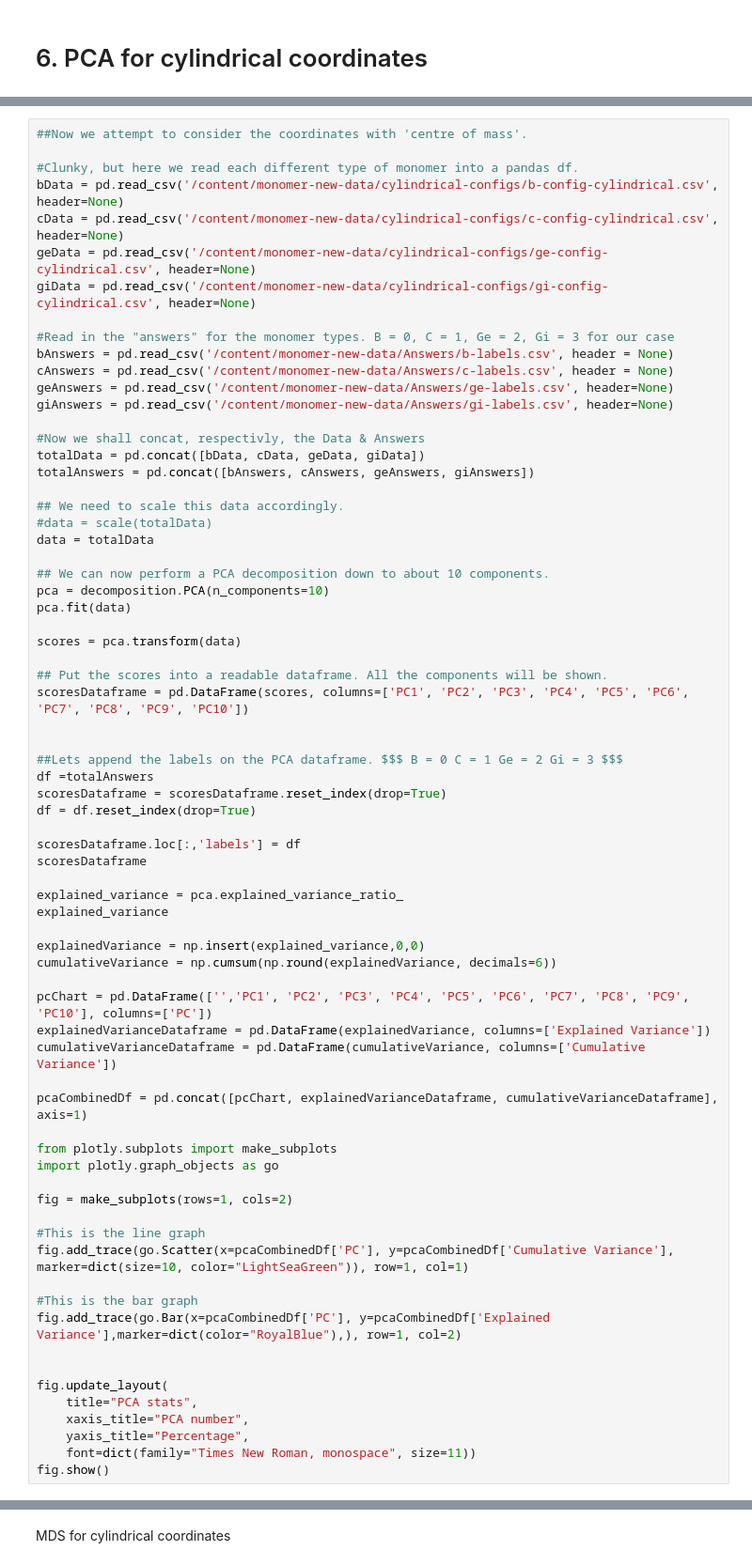
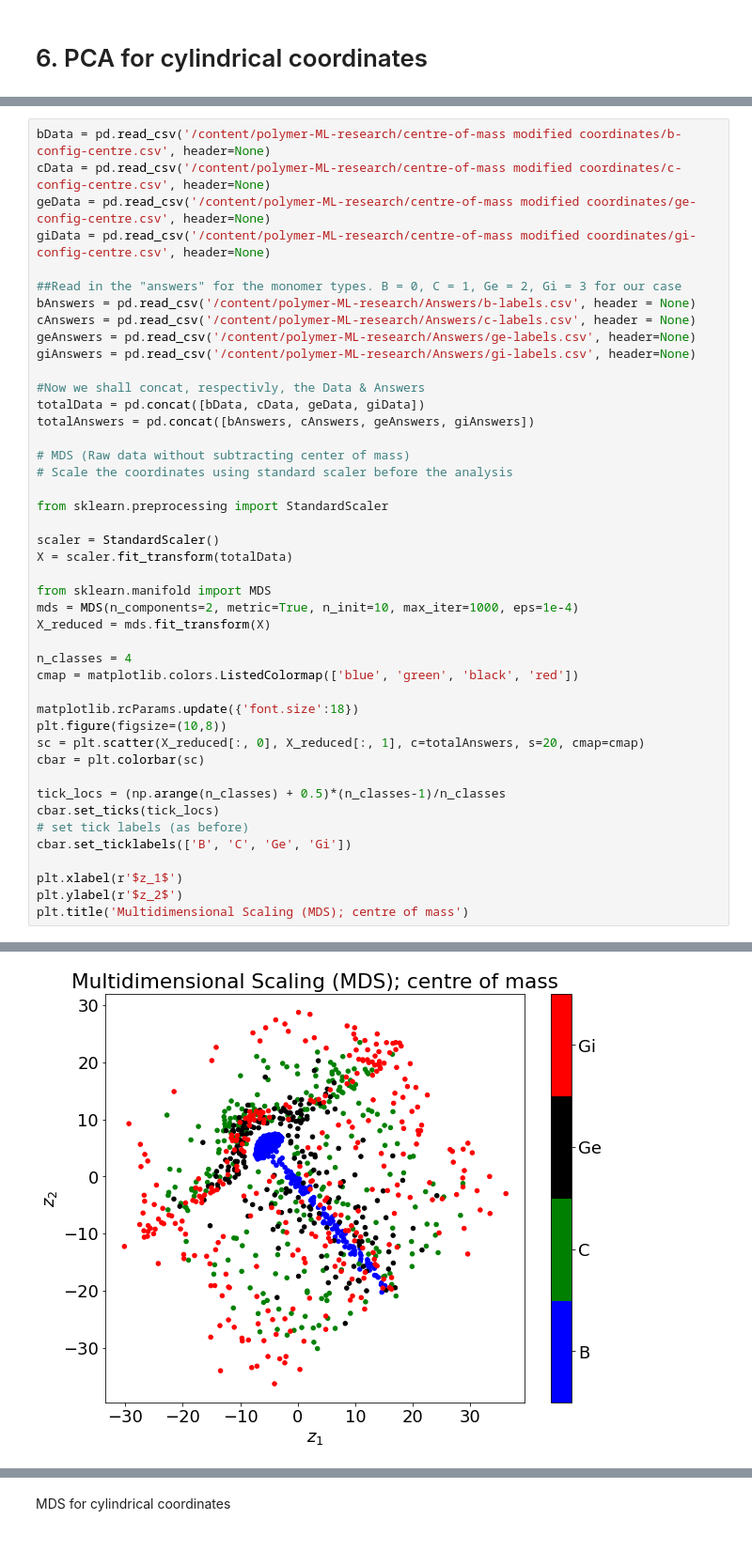
Before and after one commit to quinn-parker/polymer-ML-research, a Jupyter notebook: keras_monomer_fitting_new_data.ipynb, the cells around one changed output, grey strips where cells are left out. Shown at 94% size. Cells and saved outputs as stored; diff of their text form.

```diff
--- a/keras_monomer_fitting_new_data.ipynb
+++ b/keras_monomer_fitting_new_data.ipynb
@@ -1361,71 +1508,45 @@ Below we show PCA of cylindrical coordinate files, with R Monomer type
 # %%
-##Now we attempt to consider the coordinates with 'centre of mass'.
+bData = pd.read_csv('/content/polymer-ML-research/centre-of-mass modified coordinates/b-config-centre.csv', header=None)
+cData = pd.read_csv('/content/polymer-ML-research/centre-of-mass modified coordinates/c-config-centre.csv', header=None)
+geData = pd.read_csv('/content/polymer-ML-research/centre-of-mass modified coordinates/ge-config-centre.csv', header=None)
+giData = pd.read_csv('/content/polymer-ML-research/centre-of-mass modified coordinates/gi-config-centre.csv', header=None)
 
-#Clunky, but here we read each different type of monomer into a pandas df.
-bData = pd.read_csv('/content/monomer-new-data/cylindrical-configs/b-config-cylindrical.csv', header=None)
-cData = pd.read_csv('/content/monomer-new-data/cylindrical-configs/c-config-cylindrical.csv', header=None)
-geData = pd.read_csv('/content/monomer-new-data/cylindrical-configs/ge-config-cylindrical.csv', header=None)
-giData = pd.read_csv('/content/monomer-new-data/cylindrical-configs/gi-config-cylindrical.csv', header=None)
-
-#Read in the "answers" for the monomer types. B = 0, C = 1, Ge = 2, Gi = 3 for our case
-bAnswers = pd.read_csv('/content/monomer-new-data/Answers/b-labels.csv', header = None)
-cAnswers = pd.read_csv('/content/monomer-new-data/Answers/c-labels.csv', header = None)
-geAnswers = pd.read_csv('/content/monomer-new-data/Answers/ge-labels.csv', header=None)
-giAnswers = pd.read_csv('/content/monomer-new-data/Answers/gi-labels.csv', header=None)
+##Read in the "answers" for the monomer types. B = 0, C = 1, Ge = 2, Gi = 3 for our case
+bAnswers = pd.read_csv('/content/polymer-ML-research/Answers/b-labels.csv', header = None)
+cAnswers = pd.read_csv('/content/polymer-ML-research/Answers/c-labels.csv', header = None)
+geAnswers = pd.read_csv('/content/polymer-ML-research/Answers/ge-labels.csv', header=None)
+giAnswers = pd.read_csv('/content/polymer-ML-research/Answers/gi-labels.csv', header=None)
 
 #Now we shall concat, respectivly, the Data & Answers
 totalData = pd.concat([bData, cData, geData, giData])
 totalAnswers = pd.concat([bAnswers, cAnswers, geAnswers, giAnswers])
 
-## We need to scale this data accordingly.
-#data = scale(totalData)
-data = totalData
+# MDS (Raw data without subtracting center of mass)
+# Scale the coordinates using standard scaler before the analysis
 
-## We can now perform a PCA decomposition down to about 10 components.
-pca = decomposition.PCA(n_components=10)
-pca.fit(data)
+from sklearn.preprocessing import StandardScaler
 
-scores = pca.transform(data)
+scaler = StandardScaler()
+X = scaler.fit_transform(totalData)
 
-## Put the scores into a readable dataframe. All the components will be shown.
-scoresDataframe = pd.DataFrame(scores, columns=['PC1', 'PC2', 'PC3', 'PC4', 'PC5', 'PC6', 'PC7', 'PC8', 'PC9', 'PC10'])
+from sklearn.manifold import MDS
+mds = MDS(n_components=2, metric=True, n_init=10, max_iter=1000, eps=1e-4)
+X_reduced = mds.fit_transform(X)
 
+n_classes = 4
+cmap = matplotlib.colors.ListedColormap(['blue', 'green', 'black', 'red'])
 
-##Lets append the labels on the PCA dataframe. $$$ B = 0 C = 1 Ge = 2 Gi = 3 $$$
-df =totalAnswers
-scoresDataframe = scoresDataframe.reset_index(drop=True)
-df = df.reset_index(drop=True)
+matplotlib.rcParams.update({'font.size':18})
+plt.figure(figsize=(10,8))
+sc = plt.scatter(X_reduced[:, 0], X_reduced[:, 1], c=totalAnswers, s=20, cmap=cmap)
+cbar = plt.colorbar(sc)
 
-scoresDataframe.loc[:,'labels'] = df
-scoresDataframe
+tick_locs = (np.arange(n_classes) + 0.5)*(n_classes-1)/n_classes
+cbar.set_ticks(tick_locs)
+# set tick labels (as before)
+cbar.set_ticklabels(['B', 'C', 'Ge', 'Gi'])
 
-explained_variance = pca.explained_variance_ratio_
-explained_variance
-
-explainedVariance = np.insert(explained_variance,0,0)
-cumulativeVariance = np.cumsum(np.round(explainedVariance, decimals=6))
-
-pcChart = pd.DataFrame(['','PC1', 'PC2', 'PC3', 'PC4', 'PC5', 'PC6', 'PC7', 'PC8', 'PC9', 'PC10'], columns=['PC'])
-explainedVarianceDataframe = pd.DataFrame(explainedVariance, columns=['Explained Variance'])
-cumulativeVarianceDataframe = pd.DataFrame(cumulativeVariance, columns=['Cumulative Variance'])
-
-pcaCombinedDf = pd.concat([pcChart, explainedVarianceDataframe, cumulativeVarianceDataframe], axis=1)
-
-from plotly.subplots import make_subplots
-import plotly.graph_objects as go
-
-fig = make_subplots(rows=1, cols=2)
-
-#This is the line graph
-fig.add_trace(go.Scatter(x=pcaCombinedDf['PC'], y=pcaCombinedDf['Cumulative Variance'], marker=dict(size=10, color="LightSeaGreen")), row=1, col=1)
-
-#This is the bar graph
-fig.add_trace(go.Bar(x=pcaCombinedDf['PC'], y=pcaCombinedDf['Explained Variance'],marker=dict(color="RoyalBlue"),), row=1, col=2)
-
-
-fig.update_layout(
-    title="PCA stats",
-    xaxis_title="PCA number",
-    yaxis_title="Percentage",
-    font=dict(family="Times New Roman, monospace", size=11))
-fig.show()
+plt.xlabel(r'$z_1$')
+plt.ylabel(r'$z_2$')
+plt.title('Multidimensional Scaling (MDS); centre of mass')
+# %% [output]
@@ -1431,0 +1554 @@ fig.show()
+[figure, added]
```
Also changed, not shown: parts of 107 cells of this notebook.
